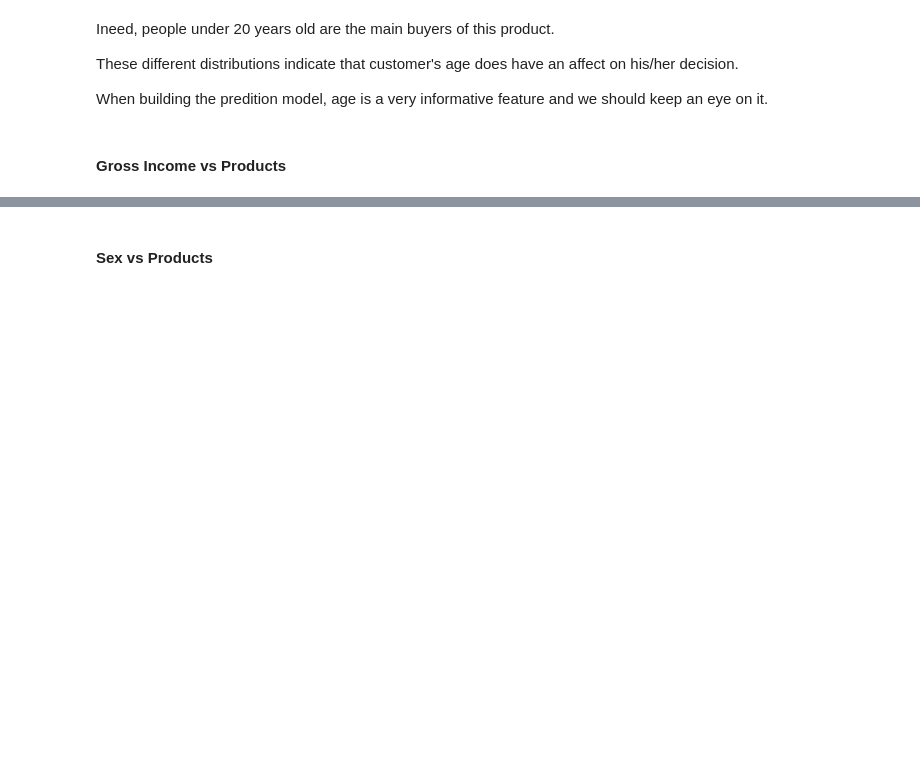
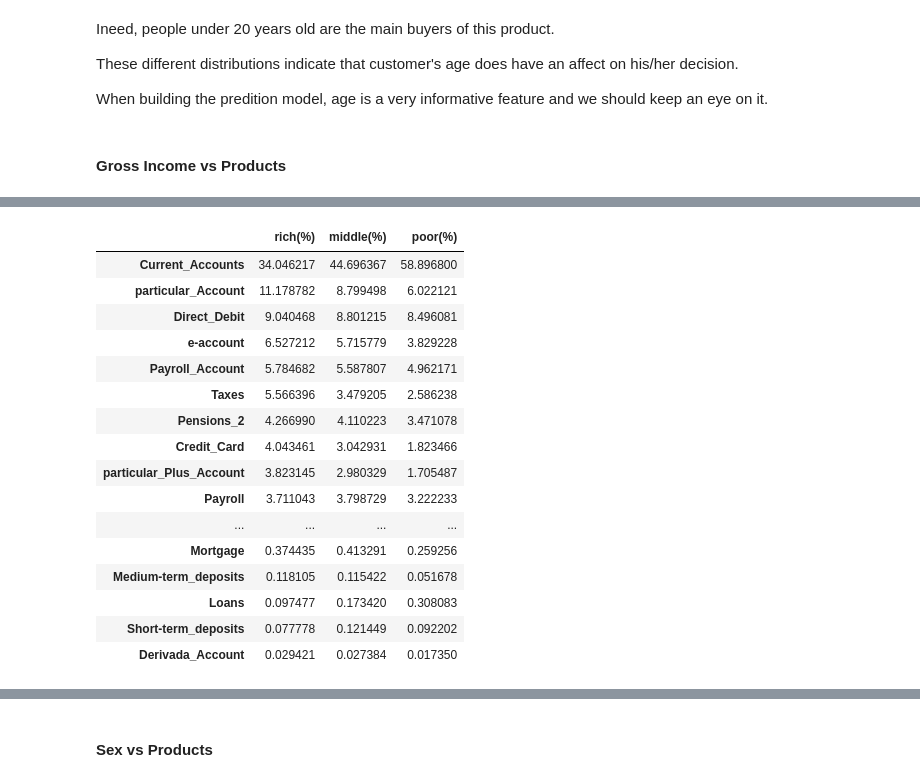
Before and after one commit to tzyk777/kaggle, a Jupyter notebook: santander bank/DataAnalysis.ipynb, the cells around one changed output, grey strips where cells are left out. Drawn from its saved outputs; the diff is of its cells as text; code cells hidden in the pictures; blank space fills up the shorter version.

```diff
--- a/santander bank/DataAnalysis.ipynb
+++ b/santander bank/DataAnalysis.ipynb
@@ -424,0 +445,22 @@ When building the predition model, age is a very informative feature and we shou
+# %%
+merged_df = pd.concat([rich_percent, middle_percent, poor_percent], axis=1)
+merged_df.columns = ['rich(%)', 'middle(%)', 'poor(%)']
+merged_df.sort_values(by='rich(%)', ascending=False)
+# %% [output]
+|  | rich(%) | middle(%) | poor(%) |
+| Current_Accounts | 34.046217 | 44.696367 | 58.896800 |
+| particular_Account | 11.178782 | 8.799498 | 6.022121 |
+| Direct_Debit | 9.040468 | 8.801215 | 8.496081 |
+| e-account | 6.527212 | 5.715779 | 3.829228 |
+| Payroll_Account | 5.784682 | 5.587807 | 4.962171 |
+| Taxes | 5.566396 | 3.479205 | 2.586238 |
+| Pensions_2 | 4.266990 | 4.110223 | 3.471078 |
+| Credit_Card | 4.043461 | 3.042931 | 1.823466 |
+| particular_Plus_Account | 3.823145 | 2.980329 | 1.705487 |
+| Payroll | 3.711043 | 3.798729 | 3.222233 |
+| ... | ... | ... | ... |
+| Mortgage | 0.374435 | 0.413291 | 0.259256 |
+| Medium-term_deposits | 0.118105 | 0.115422 | 0.051678 |
+| Loans | 0.097477 | 0.173420 | 0.308083 |
+| Short-term_deposits | 0.077778 | 0.121449 | 0.092202 |
+| Derivada_Account | 0.029421 | 0.027384 | 0.017350 |
```
Also changed, not shown: parts of 13 cells of this notebook.
